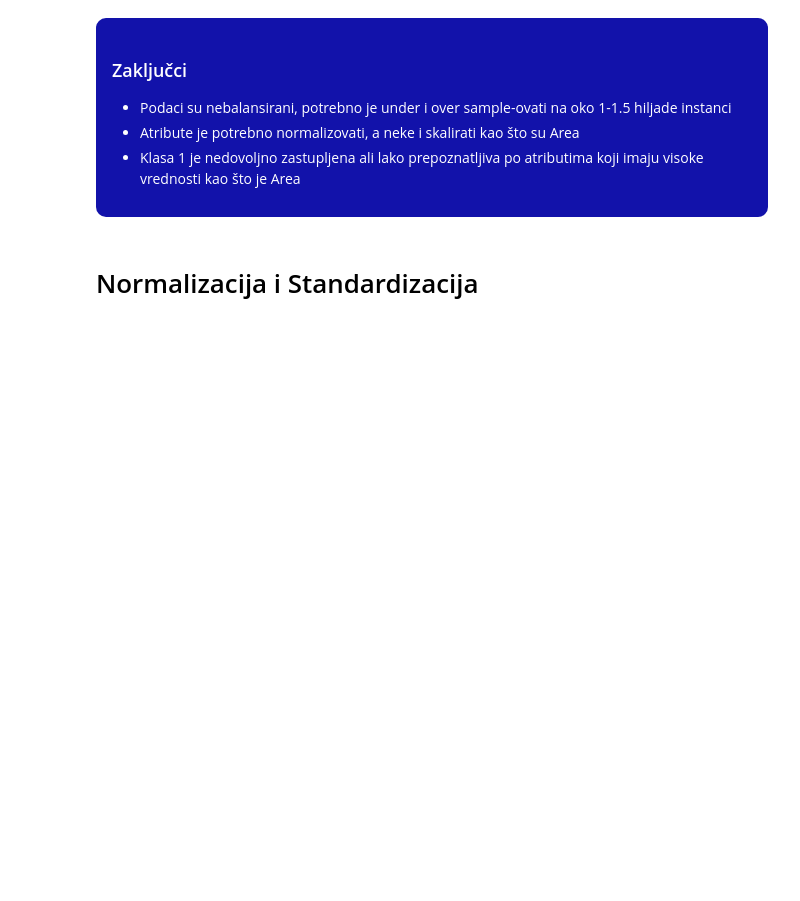
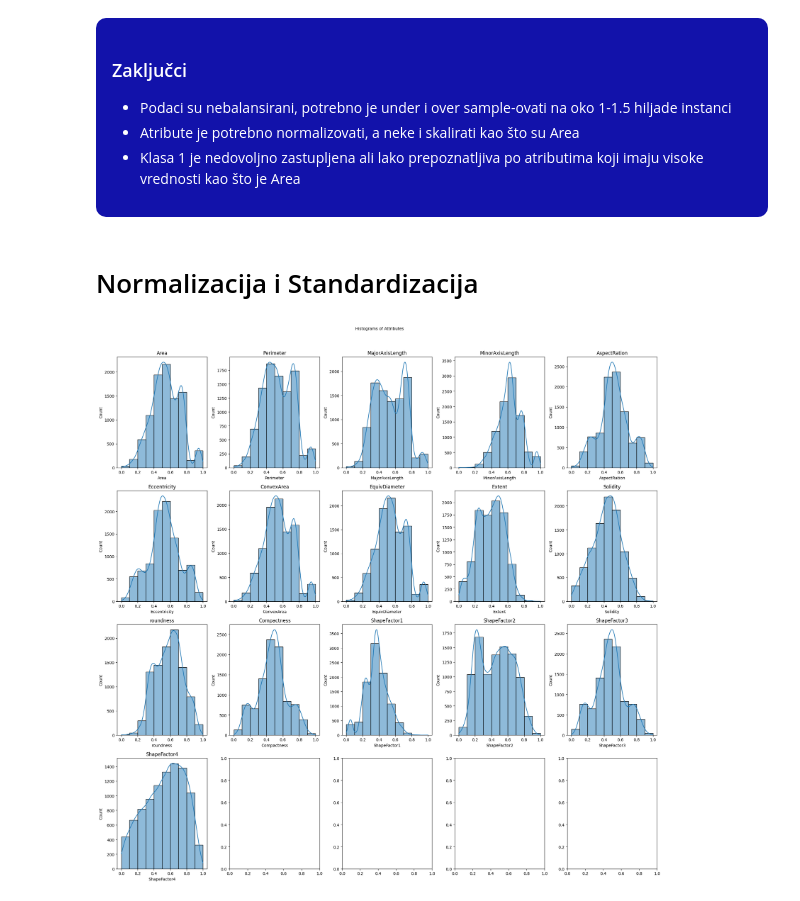
Before and after one commit to danilo-milosevic/DataPreprocessing, a Jupyter notebook: NoiseRed.ipynb, the cells around one changed output. Cells and saved outputs as stored; diff of their text form; code cells hidden in the pictures; blank space fills up the shorter version.

Commit message:
Over/under sample, norm/scale

```diff
--- a/NoiseRed.ipynb
+++ b/NoiseRed.ipynb
@@ -219,3 +225,18 @@ Po grafikonu iznad vidimo da se klasa 1 karakteriše visokim vrednostima Major i
 </div>
 # %% [markdown]
 # Normalizacija i Standardizacija
+# %%
+y_oh = train_set['Class_OneHot']
+y_lab = train_set['Class_Label']
+X = train_set.drop(axis = 1, labels=['Class_OneHot','Class_Label'])
+# %%
+pt = PowerTransformer(method='yeo-johnson')
+X_pt = pt.fit_transform(X)
+# %%
+scaler = MinMaxScaler()
+train_set_scaled = scaler.fit_transform(X_pt)
+X_pt = pd.DataFrame(train_set_scaled, columns=X.columns)
+# %%
+plot_attributes(X_pt)
+# %% [output]
+[figure, added]
```
Also changed, not shown: parts of 12 cells of this notebook.
